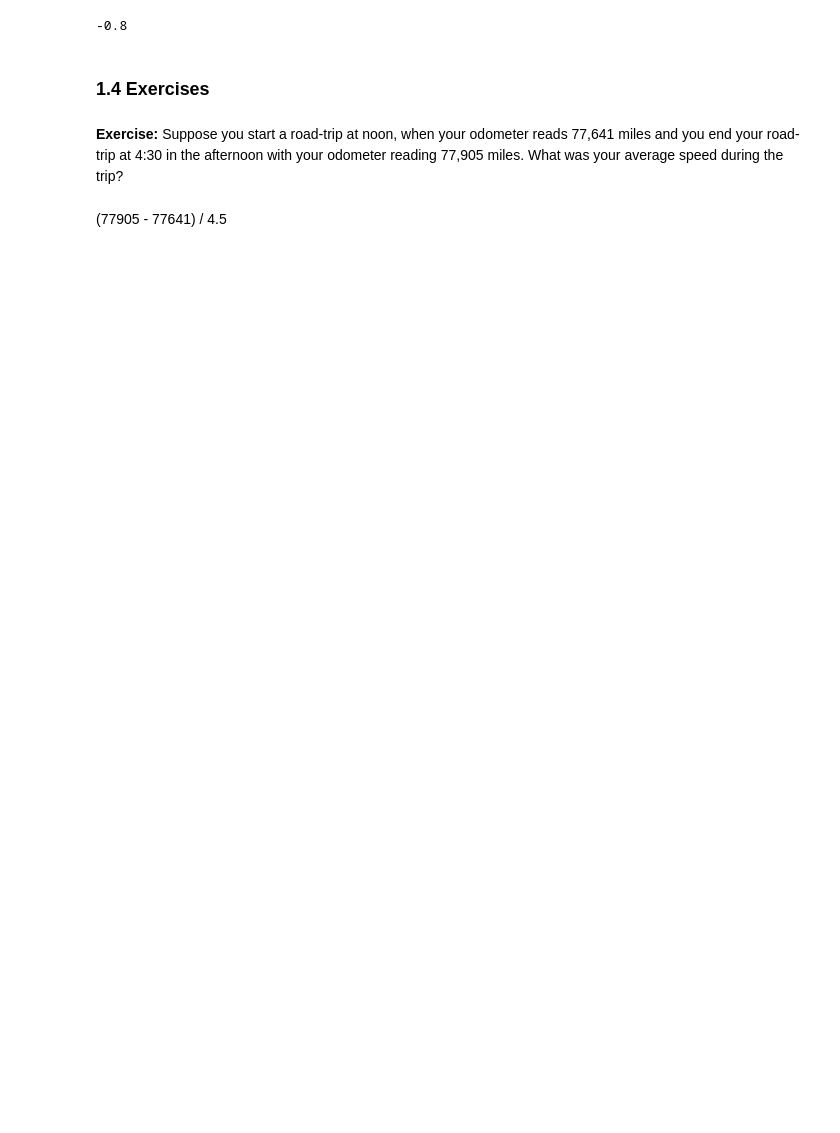
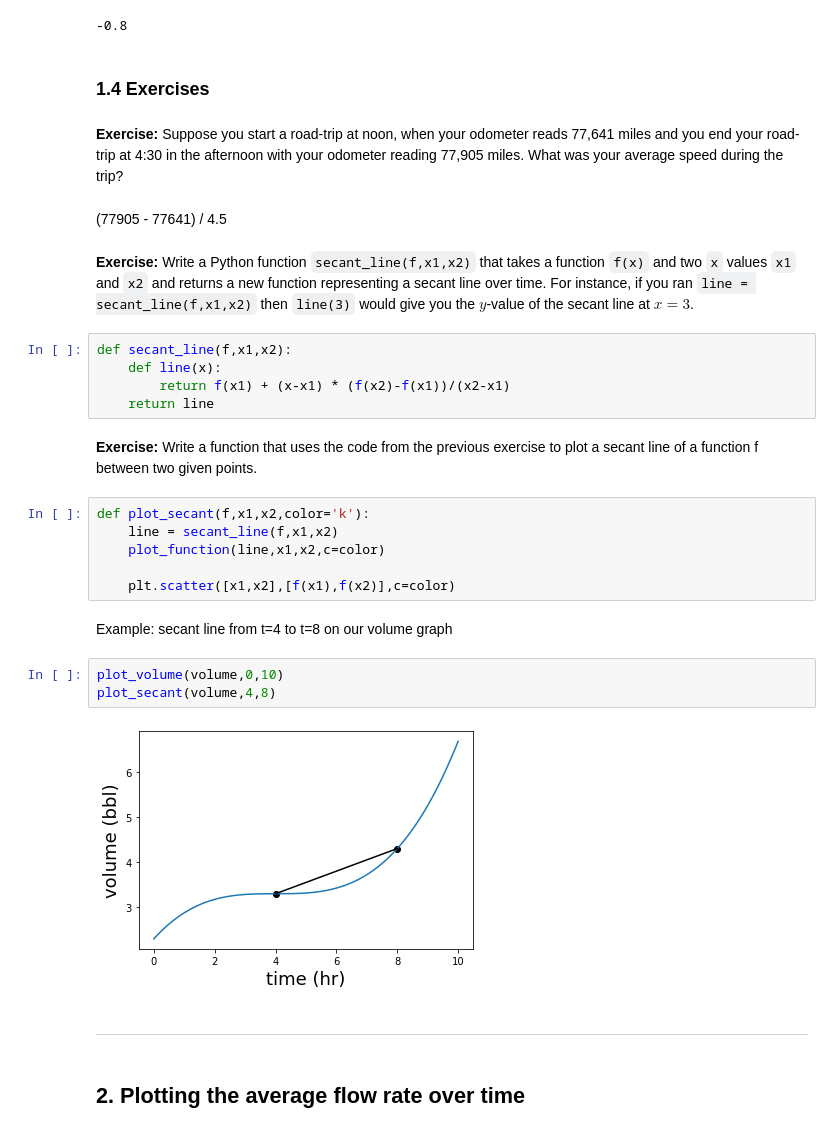
Before and after one commit to DoranLyong/Math-Programming-for-Coders, a Jupyter notebook: Math-for-Programmers/Part2_Calculus_and_Physical-simulation/01_Understanding rates of change/Rates-Of-Change.ipynb, the cells around one changed output. Saved outputs shown, nothing was run; the diff lists cells and outputs as text; blank space fills up the shorter version.

```diff
--- a/Math-for-Programmers/Part2_Calculus_and_Physical-simulation/01_Understanding rates of change/Rates-Of-Change.ipynb
+++ b/Math-for-Programmers/Part2_Calculus_and_Physical-simulation/01_Understanding rates of change/Rates-Of-Change.ipynb
@@ -144,3 +148,29 @@ average_flow_rate(decreasing_volume,0,4)   # 0-hr -> 4-hr 로 시간의 변화
 **Exercise:** Suppose you start a road-trip at noon, when your odometer reads 77,641 miles and you end your road-trip at 4:30 in the afternoon with your odometer reading 77,905 miles.  What was your average speed during the trip?
 # %% [markdown]
 (77905 - 77641) / 4.5
+# %% [markdown]
+**Exercise:** Write a Python function `secant_line(f,x1,x2)` that takes a function `f(x)` and two `x` values `x1` and `x2` and returns a new function representing a secant line over time.  For instance, if you ran `line = secant_line(f,x1,x2)` then `line(3)` would give you the $y$-value of the secant line at $x=3$.
+# %%
+def secant_line(f,x1,x2):
+    def line(x):
+        return f(x1) + (x-x1) * (f(x2)-f(x1))/(x2-x1)
+    return line
+# %% [markdown]
+**Exercise:** Write a function that uses the code from the previous exercise to plot a secant line of a function f between two given points.
+# %%
+def plot_secant(f,x1,x2,color='k'):
+    line = secant_line(f,x1,x2)
+    plot_function(line,x1,x2,c=color)
+
+    plt.scatter([x1,x2],[f(x1),f(x2)],c=color)
+# %% [markdown]
+Example: secant line from t=4 to t=8 on our volume graph
+# %%
+plot_volume(volume,0,10)
+plot_secant(volume,4,8)
+# %% [output]
+[figure, added]
+# %% [markdown]
+***
+# %% [markdown]
+## 2. Plotting the average flow rate over time
```
Also changed, not shown: parts of 51 cells of this notebook.
